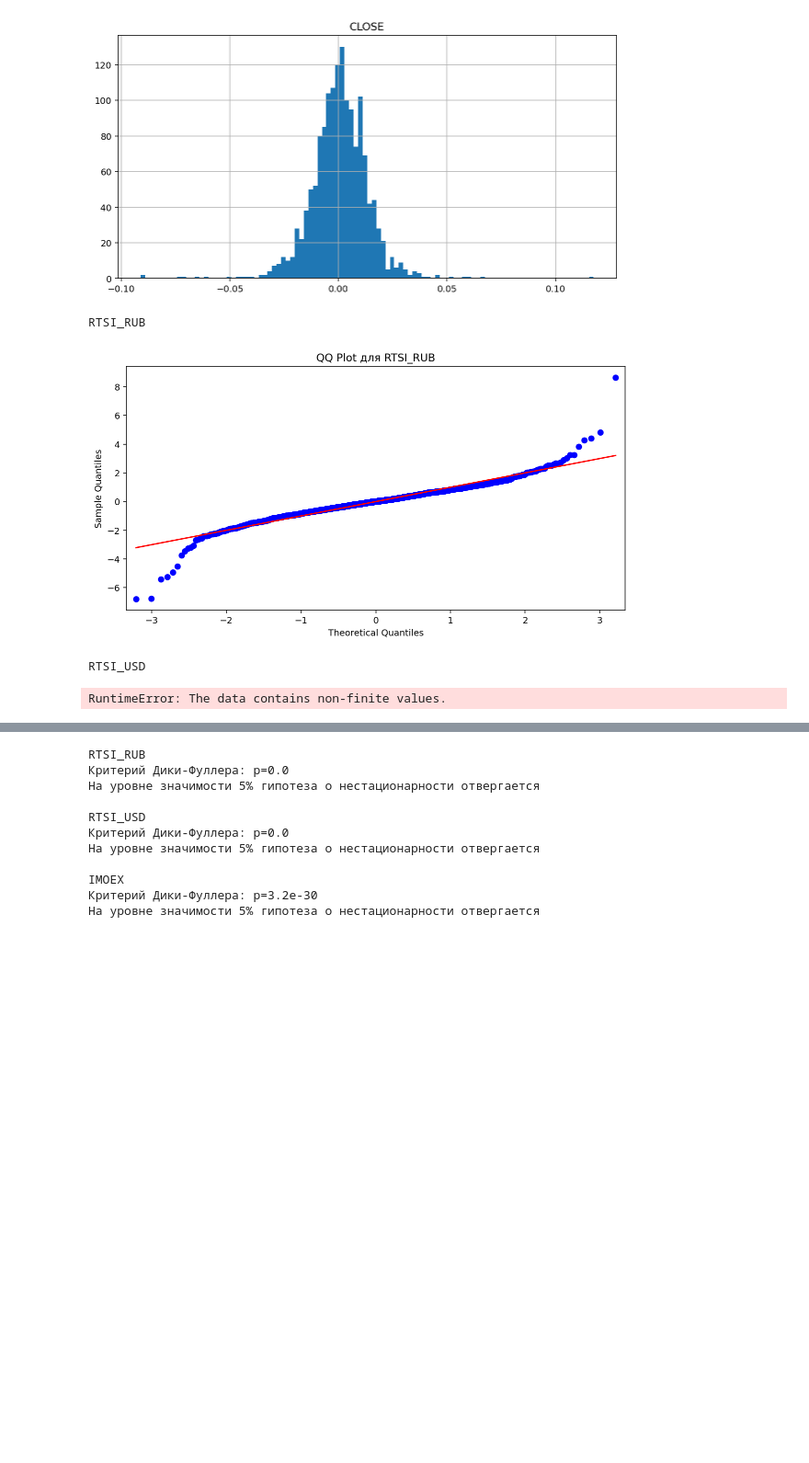
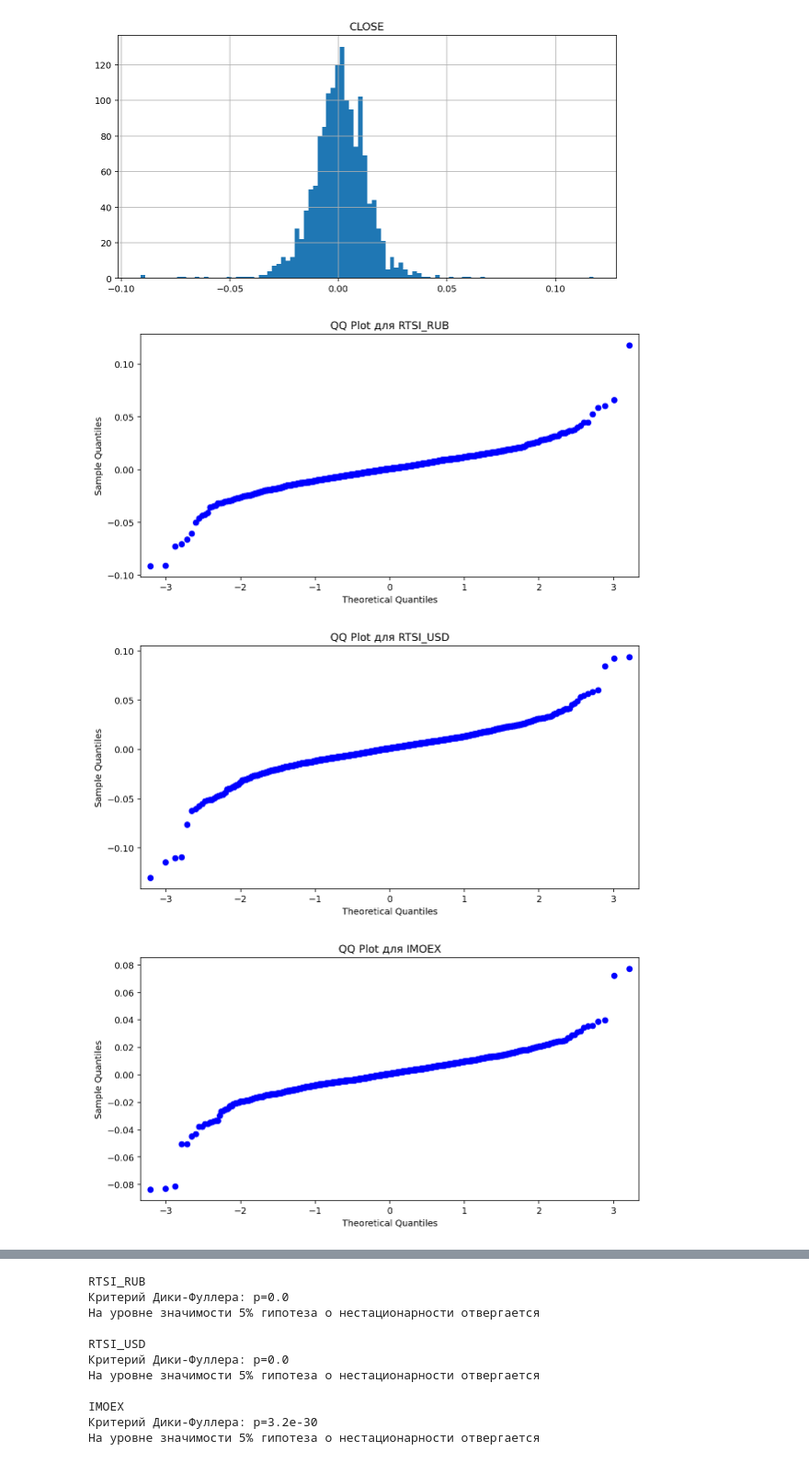
Before and after one commit to gaarutyunov/market-risk, a Jupyter notebook: notebooks/risks_visualizing.ipynb, the cells around one changed output, grey strips where cells are left out. Shown at 92% size. Saved outputs shown, nothing was run; the diff lists cells and outputs as text; code cells hidden in the pictures; blank space fills up the shorter version.

```diff
--- a/notebooks/risks_visualizing.ipynb
+++ b/notebooks/risks_visualizing.ipynb
@@ -60,28 +41,7 @@ rtsi_DF.drop("value", inplace=True, axis=1)
 rtsi_DF = rtsi_DF[~rtsi_DF.index.duplicated(keep='last')]
 rtsi_DF.index = pd.to_datetime(rtsi_DF.index)
 
-#CB_rate_df = pd.read_csv(_CB_rate_path, sep="\t", names=["date", "rate"])
-#CB_rate_df.rate = CB_rate_df.rate.str.replace(",", ".").astype(float)
-#CB_rate_df.set_index("date", inplace=True)
-#CB_rate_df.index = pd.to_datetime(CB_rate_df.index)
-#idx = pd.date_range("01-01-2016", "31-12-2021")
-#CB_rate_df = CB_rate_df.reindex(idx).fillna(method="ffill")
-
-
-CNY_df = pd.read_csv(_CNY_Path, usecols=["TRADEDATE", "CLOSE"])
-CNY_df.TRADEDATE = pd.to_datetime(CNY_df.TRADEDATE).apply(lambda x: x.date())
-CNY_df.set_index("TRADEDATE", inplace=True)
-
-
-rtsi_DF.CLOSE = rtsi_DF.CLOSE.fillna(method="ffill")
-CB_rate.rate = CB_rate.fillna(method="ffill")
-CNY_df.CLOSE = CNY_df.fillna(method="ffill")
-CNY_df.loc[pd.to_datetime("2019-05-03").date()] = CNY_df.loc[pd.to_datetime("2019-05-02").date()]
-
-USD_df = pd.read_csv(_USD_Path, usecols=["TRADEDATE", "CLOSE"])
-USD_df.TRADEDATE = pd.to_datetime(USD_df.TRADEDATE).apply(lambda x: x.date())
-USD_df.set_index("TRADEDATE", inplace=True)
-
-zeroCoupon = ZeroCoupon().returns()["rate_1.0"].to_frame()[1:]["rate_1.0"]
-#zeroCoupon = zeroCoupon.reindex(rtsi_DF.index).fillna(method="ffill").to_frame()
-zeroCoupon = zeroCoupon.reindex(rtsi_DF.index).interpolate().to_frame()
+CB_rate_df = pd.read_csv(_CB_rate_path, sep="\t", names=["date", "rate"])
+CB_rate_df.rate = CB_rate_df.rate.str.replace(",", ".").astype(float)
+CB_rate_df.date = pd.to_datetime(CB_rate_df.date)
+CB_rate_df.set_index("date", inplace=True)
@@ -121,10 +48,8 @@ Name: RTSI_USD, Length: 1515, dtype: float64
 # %%
-data = pd.DataFrame({'RTSI_RUB': rtsi_DF.pct_change().CLOSE.iloc[1:],
-                     'RTSI_USD': rtsi_USD_df.pct_change().CLOSE.iloc[1:],
-                     'IMOEX': imoexDF.pct_change().CLOSE.iloc[1:],
-                     'CNY': CNY_df.pct_change().CLOSE.iloc[1:],
-                     'USD': USD_df.pct_change().CLOSE.iloc[1:],
-                      'ZeroCoupon': zeroCoupon["rate_1.0"]})
+data = pd.DataFrame({'RTSI_RUB': rtsi_DF.pct_change()[1:].CLOSE,
+                     'RTSI_USD': rtsi_USD_df.pct_change()[1:].CLOSE,
+                     'IMOEX': imoexDF.pct_change()[1:].CLOSE})
+#                      'CB_rate': CB_rate_df.rate})
 # %%
 data.plot(title='Визуализация риск-факторов');
 # %% [output]
@@ -142,19 +67,17 @@ array([[<AxesSubplot:title={'center':'CLOSE'}>]], dtype=object)
 # %%
 import warnings
 
 for factor in data:
     with warnings.catch_warnings():
         warnings.filterwarnings("ignore")
-        print(factor)
-        sm.qqplot(data[factor], line="s", fit=True)
+        sm.qqplot(data[factor])
 
     plt.title(f'QQ Plot для {factor}')
     plt.show()
 # %% [output]
-RTSI_RUB
-[figure, old version]
+[figure, new version]
-RTSI_USD
-RuntimeError: The data contains non-finite values.
+[figure, added]
+[figure, added]
 # %%
 for factor in data:
     x = range(data.shape[0])
```
Also changed, not shown: parts of 11 cells of this notebook.
